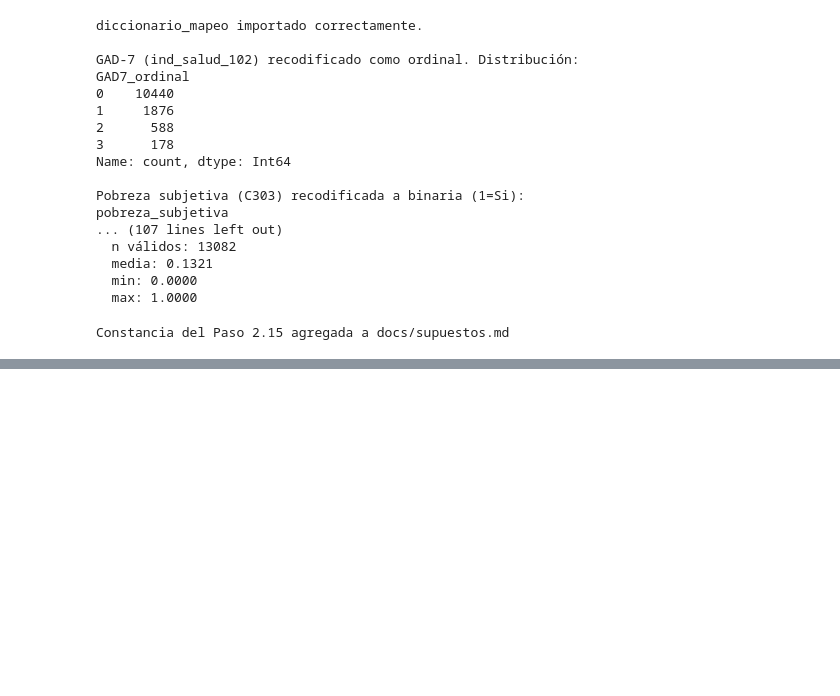
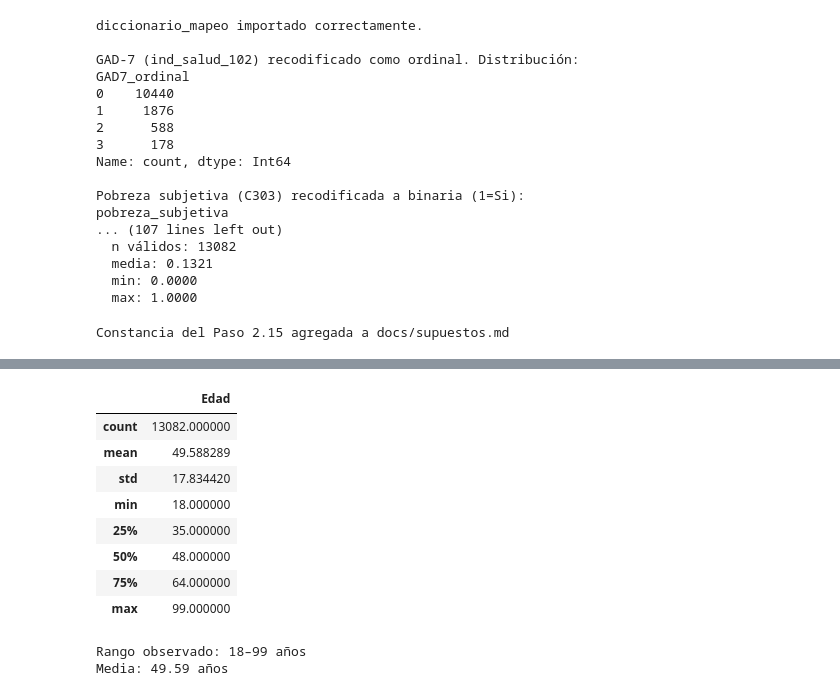
Before and after one commit to AnaTuPatrona/DataJamDistrital_Bogota2026, a Jupyter notebook: scripts/notebooks/02_indices.ipynb, the cells around one changed output, grey strips where cells are left out. Drawn from its saved outputs; the diff is of its cells as text; code cells hidden in the pictures; blank space fills up the shorter version.

```diff
--- a/scripts/notebooks/02_indices.ipynb
+++ b/scripts/notebooks/02_indices.ipynb
@@ -1999,0 +2062,21 @@ Constancia del Paso 2.15 agregada a docs/supuestos.md
+# %%
+MAP_POBREZA = {
+    "Si": 1,
+    "No": 0,
+}
+
+df["pobreza_bin"] = df["C303"].map(MAP_POBREZA)
+
+assert df["pobreza_bin"].notna().sum() == len(df), (
+    "Hay valores de C303 no reconocidos."
+)
+assert set(df["pobreza_bin"].unique()).issubset({0, 1})
+
+n_pobres = int(df["pobreza_bin"].sum())
+pct_pobres = df["pobreza_bin"].mean() * 100
+
+print(f"Se considera pobre: {n_pobres:,} personas ({pct_pobres:.1f}%)")
+print(f"No se considera pobre: {len(df)-n_pobres:,} personas ({100-pct_pobres:.1f}%)")
+
+assert n_pobres == 2241
+print("\nPobreza subjetiva validada.")
@@ -1999,0 +2142,29 @@ Constancia del Paso 2.15 agregada a docs/supuestos.md
+# %%
+df["edad"] = pd.to_numeric(df["A6x3"], errors="coerce")
+
+assert df["edad"].notna().sum() == len(df), (
+    "A6x3 contiene valores no numéricos o nulos."
+)
+assert df["edad"].between(18, 99).all(), (
+    "Se encontraron edades fuera del rango esperado 18–99."
+)
+
+df["edad2"] = df["edad"] ** 2
+
+display(df["edad"].describe().to_frame("Edad"))
+print(
+    f"Rango observado: {df['edad'].min():.0f}–{df['edad'].max():.0f} años"
+)
+print(f"Media: {df['edad'].mean():.2f} años")
+# %% [output]
+|  | Edad |
+| count | 13082.000000 |
+| mean | 49.588289 |
+| std | 17.834420 |
+| min | 18.000000 |
+| 25% | 35.000000 |
+| 50% | 48.000000 |
+| 75% | 64.000000 |
+| max | 99.000000 |
+Rango observado: 18–99 años
+Media: 49.59 años
```
Also changed, not shown: parts of 11 cells of this notebook, 10 other files.
